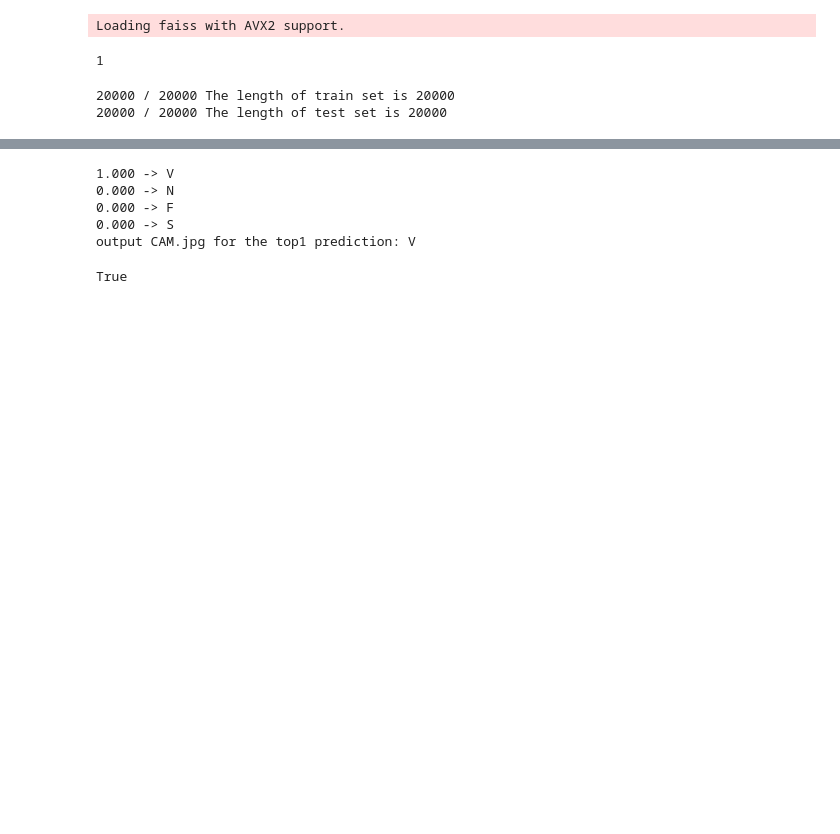
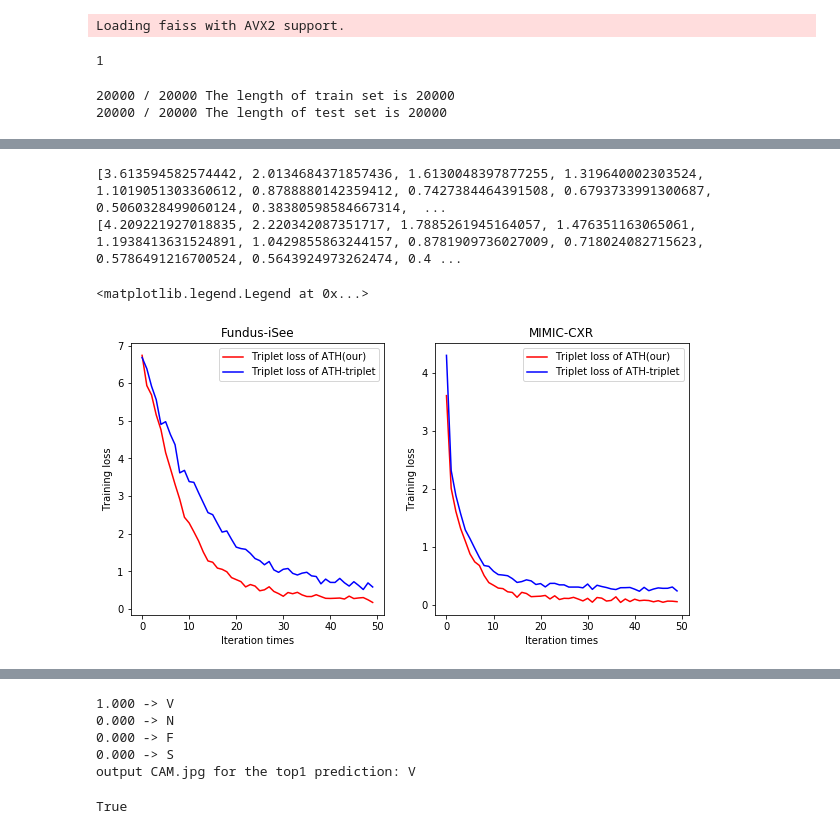
Before and after one commit to fjssharpsword/CBIR, a Jupyter notebook: BioMed Eng OnLine/Paper/ATH_ECG_1.1.ipynb, the cells around one changed output, grey strips where cells are left out. Cells and saved outputs as stored; diff of their text form; code cells hidden in the pictures; blank space fills up the shorter version.

```diff
--- a/BioMed Eng OnLine/Paper/ATH_ECG_1.1.ipynb
+++ b/BioMed Eng OnLine/Paper/ATH_ECG_1.1.ipynb
@@ -491,0 +570,6 @@ Sensitivity of F: 0.306763
+# %%
+print (pl_t)
+print ((np.array(pl_t_i)+0.1).tolist())
+# %% [output]
+[3.613594582574442, 2.0134684371857436, 1.6130048397877255, 1.319640002303524, 1.1019051303360612, 0.8788880142359412, 0.7427384464391508, 0.6793733991300687, 0.5060328499060124, 0.38380598584667314,  ...
+[4.209221927018835, 2.220342087351717, 1.7885261945164057, 1.476351163065061, 1.1938413631524891, 1.0429855863244157, 0.8781909736027009, 0.718024082715623, 0.5786491216700524, 0.5643924973262474, 0.4 ...
@@ -491,0 +581,35 @@ Sensitivity of F: 0.306763
+# %%
+import numpy as np
+import matplotlib.pyplot as plt
+
+x_axix = range(50)
+#sub_axix = filter(lambda x:x%50 == 0, x_axix)
+plt.figure(figsize=(10,5))
+
+# 1
+plt.subplot(1, 2, 1)
+#allloss = plt.plot(x_axix,pl_tce,label='Triplet cross-entropy loss', color='r')
+pl_t_f = pl_t_f[20:70]
+tlloss = plt.plot(x_axix,pl_t_f,label='Triplet loss of ATH(our)', color='r', linestyle='-')
+pl_t_f_i_add = np.array(pl_t_f_i[20:70])
+tlloss_i = plt.plot(x_axix,pl_t_f_i_add,label='Triplet loss of ATH-triplet', color='b', linestyle='-')
+#cdloss = plt.plot(x_axix,pl_ce,label='Cross-entropy loss')
+plt.xlabel('Iteration times')
+plt.ylabel('Training loss')
+plt.title('Fundus-iSee')
+plt.legend()
+# 2
+plt.subplot(1, 2, 2)
+#allloss = plt.plot(x_axix,pl_tce,label='Triplet cross-entropy loss', color='r')
+pl_t_add = np.array(pl_t)
+tlloss = plt.plot(x_axix,pl_t_add,label='Triplet loss of ATH(our)', color='r', linestyle='-')
+pl_t_i_add = np.array(pl_t_i)+0.1
+tlloss_i = plt.plot(x_axix,pl_t_i_add,label='Triplet loss of ATH-triplet', color='b', linestyle='-')
+#cdloss = plt.plot(x_axix,pl_ce,label='Cross-entropy loss')
+plt.xlabel('Iteration times')
+plt.ylabel('Training loss')
+plt.title('MIMIC-CXR')
+plt.legend()
+# %% [output]
+<matplotlib.legend.Legend at 0x...>
+[figure, added]
```
Also changed, not shown: parts of 8 cells of this notebook, 1 other file.
